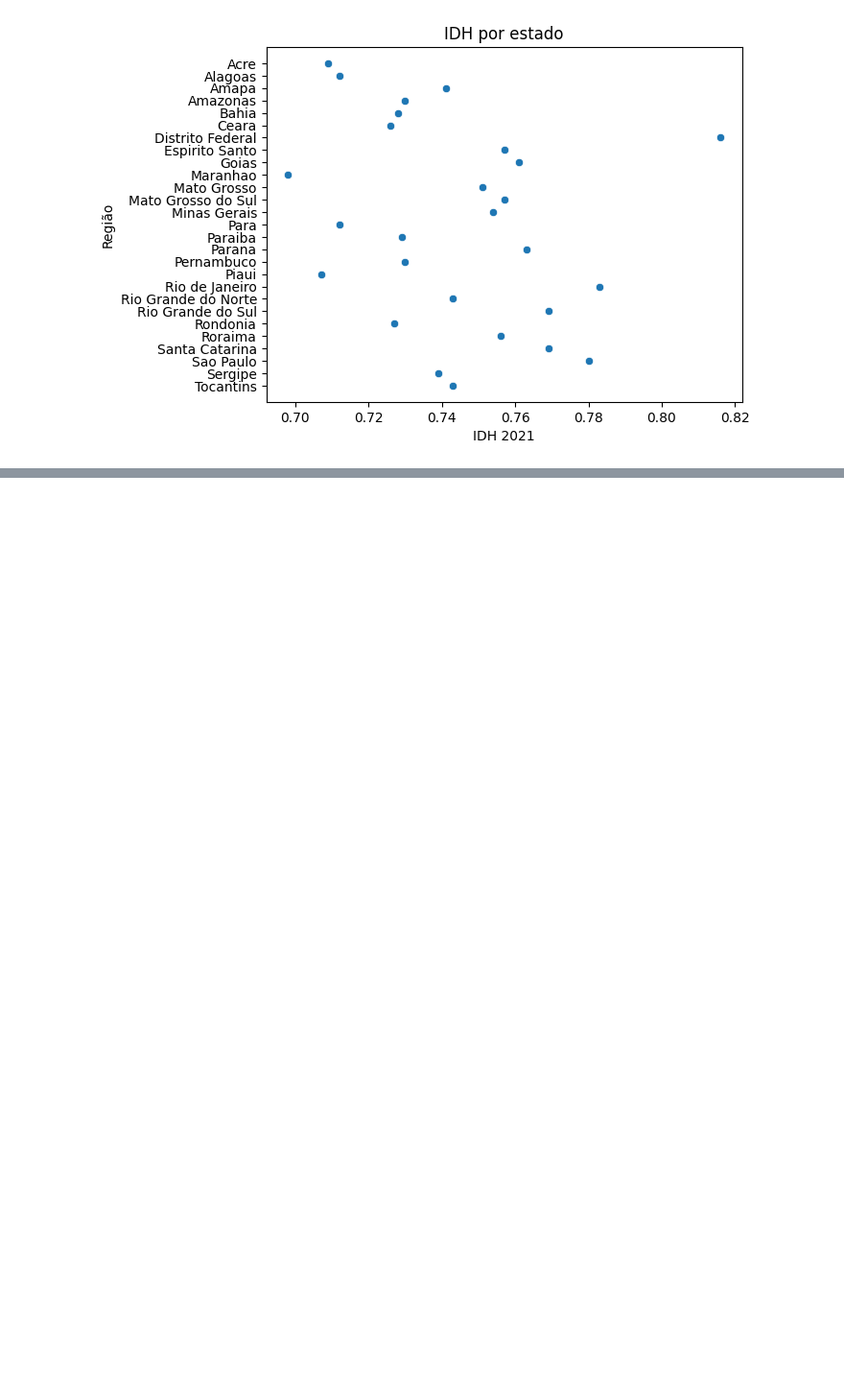
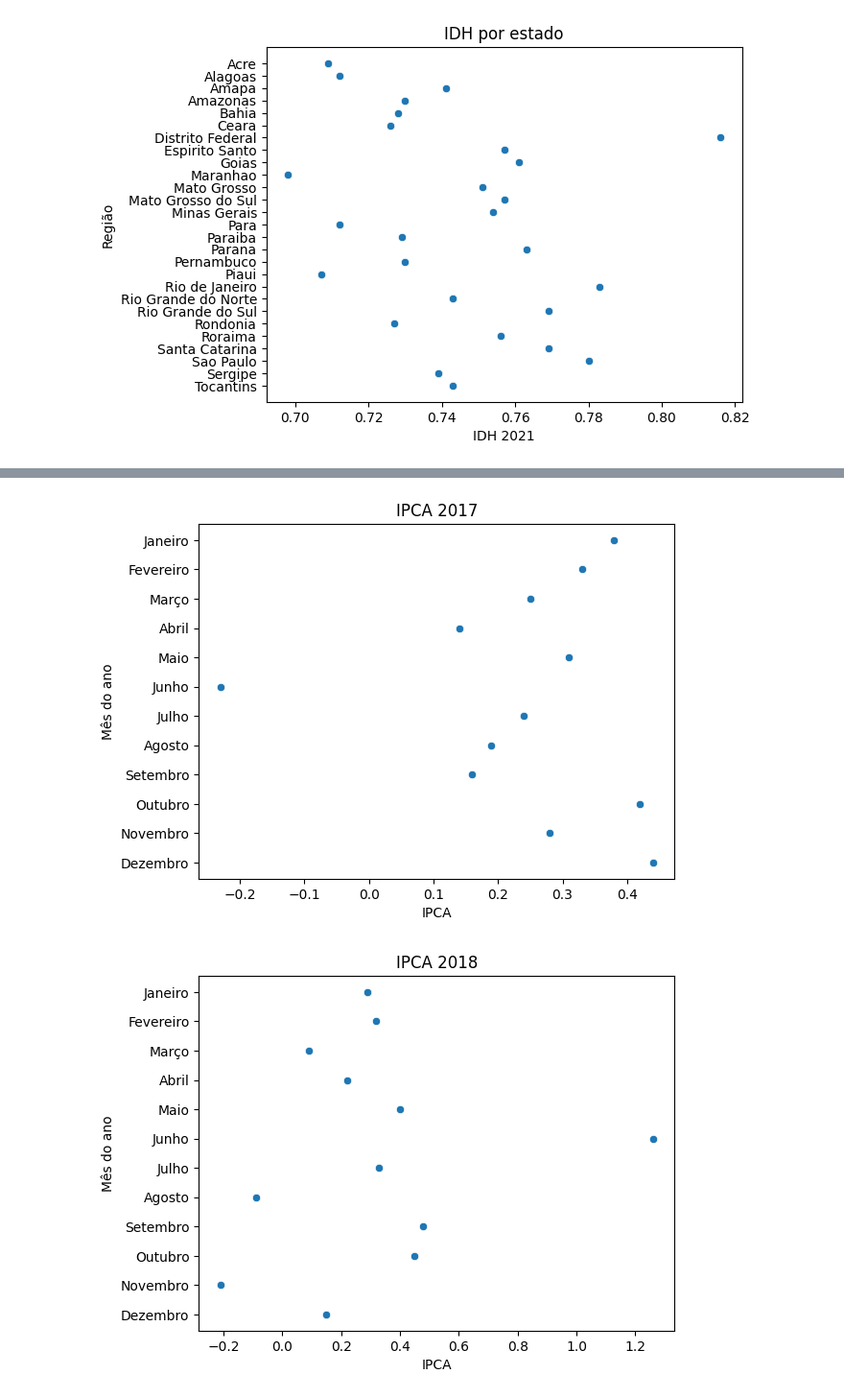
Before and after one commit to DjallenDias/IDSProject, a Jupyter notebook: notebook.ipynb, the cells around one changed output, grey strips where cells are left out. Shown at 96% size. Saved outputs shown, nothing was run; the diff lists cells and outputs as text; code cells hidden in the pictures; blank space fills up the shorter version.

```diff
--- a/notebook.ipynb
+++ b/notebook.ipynb
@@ -192,0 +237,11 @@ for cln in dataIdhReg:
+# %%
+for cln in dataIpcaMedio:
+    if cln == "Mes": continue
+    dispersaoIpca = sb.scatterplot(data=dataIpcaMedio, x=cln, y='Mes')
+    dispersaoIpca.set_title(f'IPCA {cln}')
+    dispersaoIpca.set_xlabel("IPCA")
+    dispersaoIpca.set_ylabel('Mês do ano')
+    plt.show()
+# %% [output]
+[figure, added]
+[figure, added]
```
Also changed, not shown: parts of 3 cells of this notebook.
